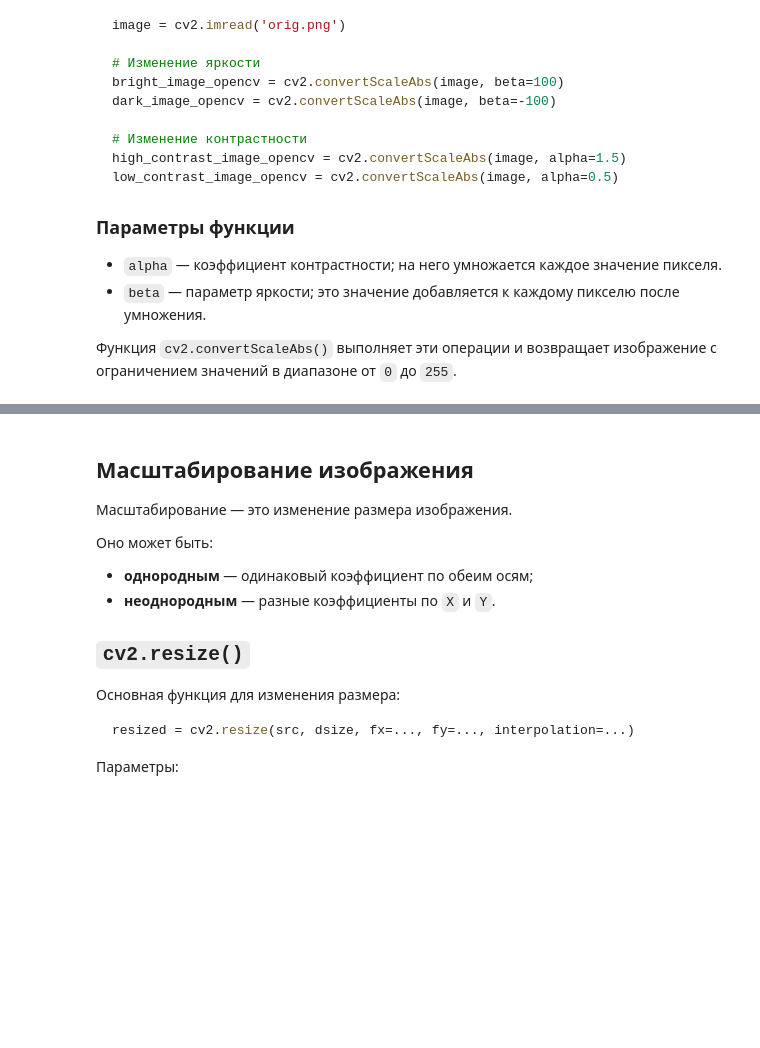
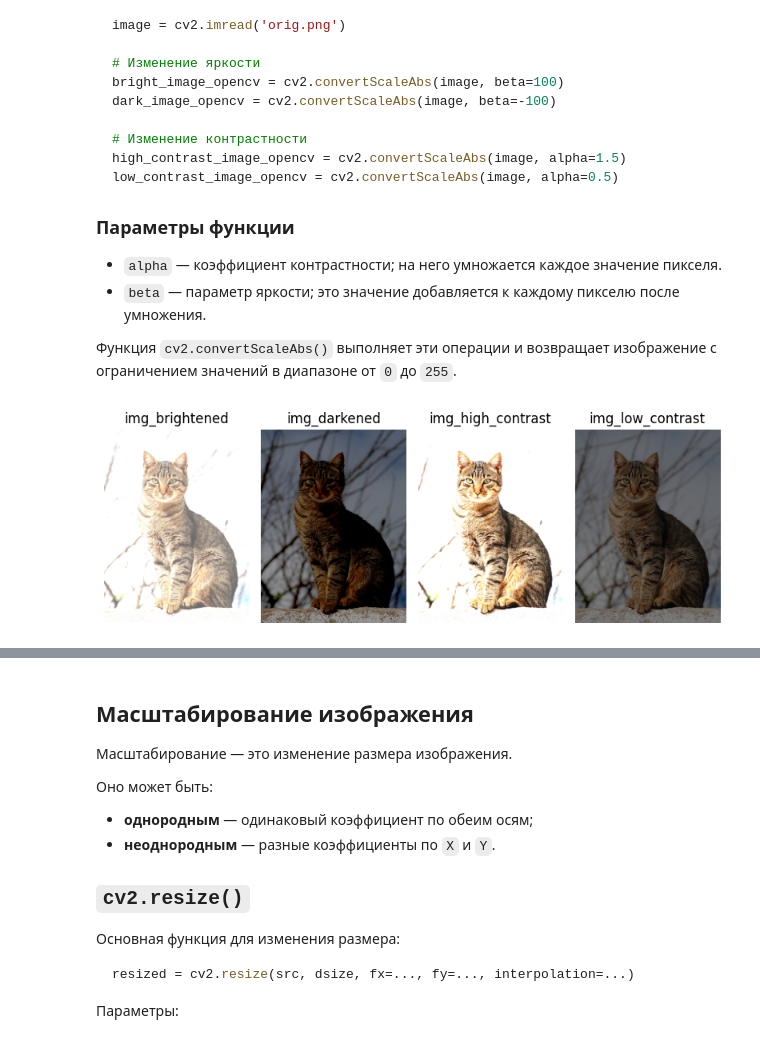
Before and after one commit to polinamalina1105/cv_me, a Jupyter notebook: notebooks/cv2_basic_operations.ipynb, the cells around one changed output, grey strips where cells are left out. Cells and saved outputs as stored; diff of their text form; code cells hidden in the pictures; blank space fills up the shorter version.

```diff
--- a/notebooks/cv2_basic_operations.ipynb
+++ b/notebooks/cv2_basic_operations.ipynb
@@ -544,3 +529,34 @@ low_contrast_image_opencv = cv2.convertScaleAbs(image, alpha=0.5)
 - `beta` — параметр яркости; это значение добавляется к каждому пикселю после умножения.
 
 Функция `cv2.convertScaleAbs()` выполняет эти операции и возвращает изображение с ограничением значений в диапазоне от `0` до `255`.
+# %%
+image = cv2.imread('../images/Cat_November_2010-1a.jpg')
+image = cv2.cvtColor(image, cv2.COLOR_BGR2RGB)
+# с помощью numpy
+img_brightened = np.clip(image.astype(np.float64) + 100, 0, 255).astype(np.uint8)
+img_darkened = np.clip(image.astype(np.float64) - 100, 0, 255).astype(np.uint8)
+img_high_contrast = np.clip(image.astype(np.float64) * 2, 0, 255).astype(np.uint8)
+img_low_contrast = np.clip(image.astype(np.float64) * 0.5, 0, 255).astype(np.uint8)
+
+fig, axs = plt.subplots(1, 4, figsize=(8, 4))
+
+axs[0].imshow(img_brightened)
+axs[0].set_title("img_brightened")
+axs[0].axis("off")
+
+axs[1].imshow(img_darkened)
+axs[1].set_title("img_darkened")
+axs[1].axis("off")
+
+axs[2].imshow(img_high_contrast)
+axs[2].set_title("img_high_contrast")
+axs[2].axis("off")
+
+axs[3].imshow(img_low_contrast)
+axs[3].set_title("img_low_contrast")
+axs[3].axis("off")
+
+plt.tight_layout()
+plt.show()
+# %% [output]
+[figure, added]
```
Also changed, not shown: parts of 8 cells of this notebook, 3 other files.
